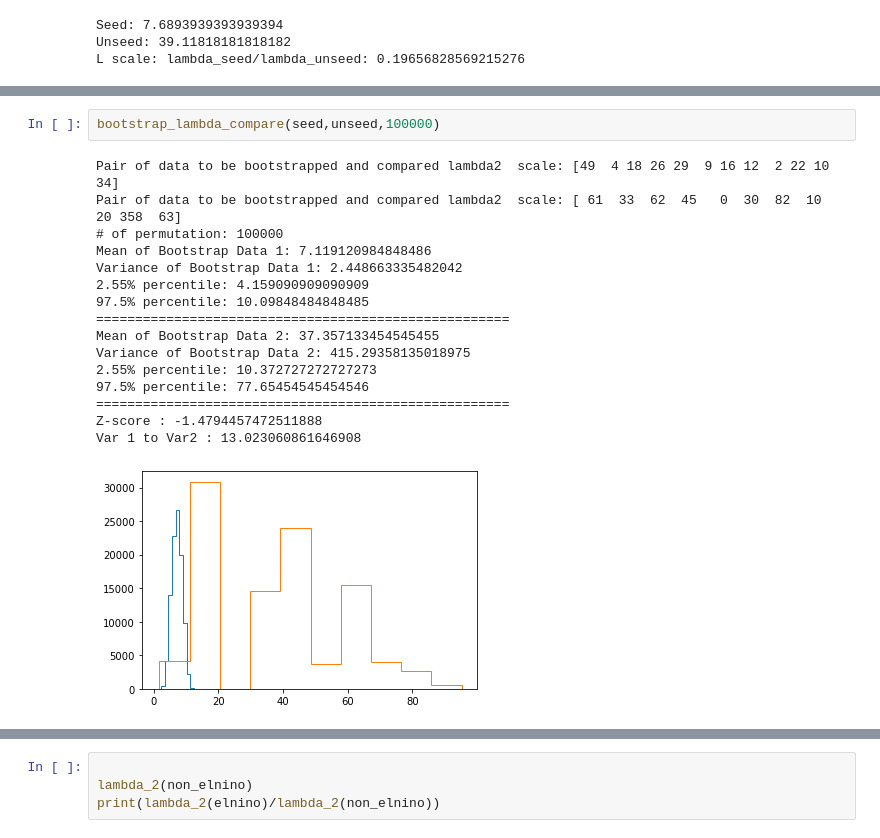
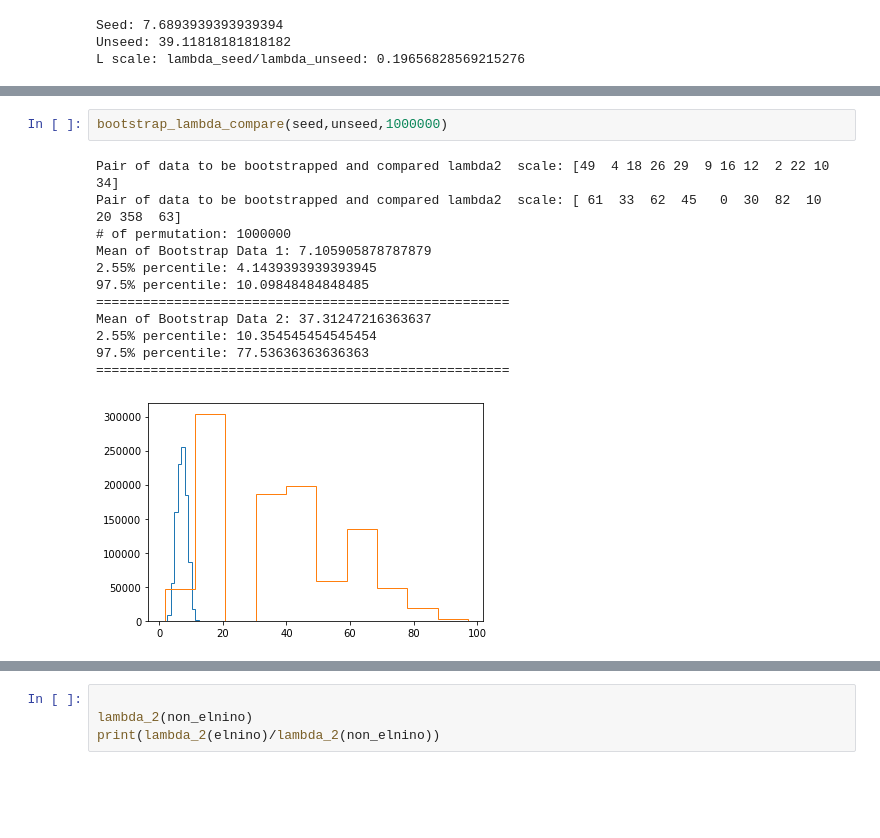
Before and after one commit to Nabizeus/Wilks_Statistics, a Jupyter notebook: Chapter_5/Wilks-Aufgabe - 5.9 - Resampling - A.3 Precip - 26 -APR-2021.ipynb, the cells around one changed output, grey strips where cells are left out. Drawn from its saved outputs; the diff is of its cells as text; blank space fills up the shorter version.

```diff
--- a/Chapter_5/Wilks-Aufgabe - 5.9 - Resampling - A.3 Precip - 26 -APR-2021.ipynb
+++ b/Chapter_5/Wilks-Aufgabe - 5.9 - Resampling - A.3 Precip - 26 -APR-2021.ipynb
@@ -164,22 +141,18 @@ def bootstrap_lambda_compare(data_1,data_2,perm):
 # %%
-bootstrap_lambda_compare(seed,unseed,100000)
+bootstrap_lambda_compare(seed,unseed,1000000)
 # %% [output]
 Pair of data to be bootstrapped and compared lambda2  scale: [49  4 18 26 29  9 16 12  2 22 10 34]
 Pair of data to be bootstrapped and compared lambda2  scale: [ 61  33  62  45   0  30  82  10  20 358  63]
-# of permutation: 100000
-Mean of Bootstrap Data 1: 7.119120984848486
-Variance of Bootstrap Data 1: 2.448663335482042
-2.55% percentile: 4.159090909090909
+# of permutation: 1000000
+Mean of Bootstrap Data 1: 7.105905878787879
+2.55% percentile: 4.1439393939393945
 97.5% percentile: 10.09848484848485
 =====================================================
-Mean of Bootstrap Data 2: 37.357133454545455
-Variance of Bootstrap Data 2: 415.29358135018975
-2.55% percentile: 10.372727272727273
-97.5% percentile: 77.65454545454546
+Mean of Bootstrap Data 2: 37.31247216363637
+2.55% percentile: 10.354545454545454
+97.5% percentile: 77.53636363636363
 =====================================================
-Z-score : -1.4794457472511888
-Var 1 to Var2 : 13.023060861646908
-[figure, old version]
+[figure, new version]
 # %%
 # Aufgabe 5.9
 
```
Also changed, not shown: parts of 10 cells of this notebook, 6 other files.
